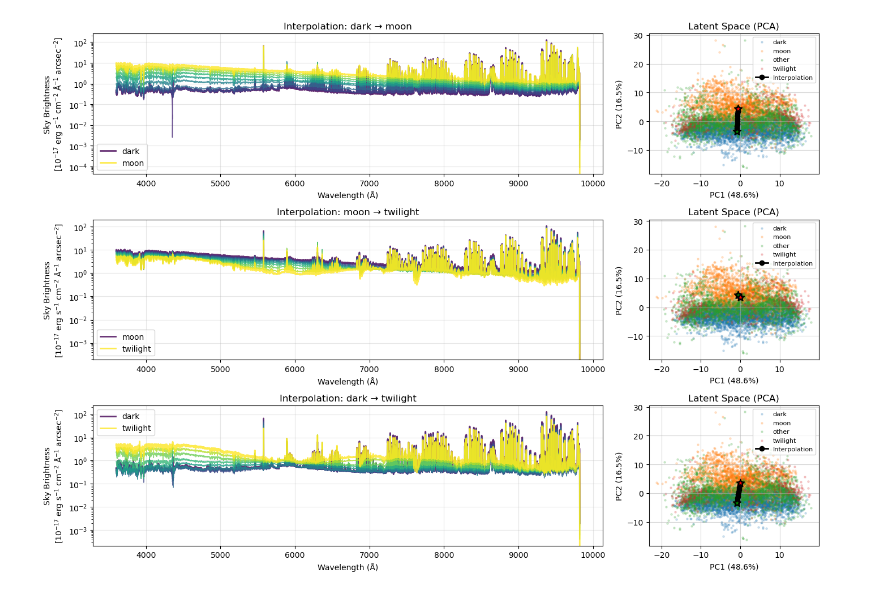
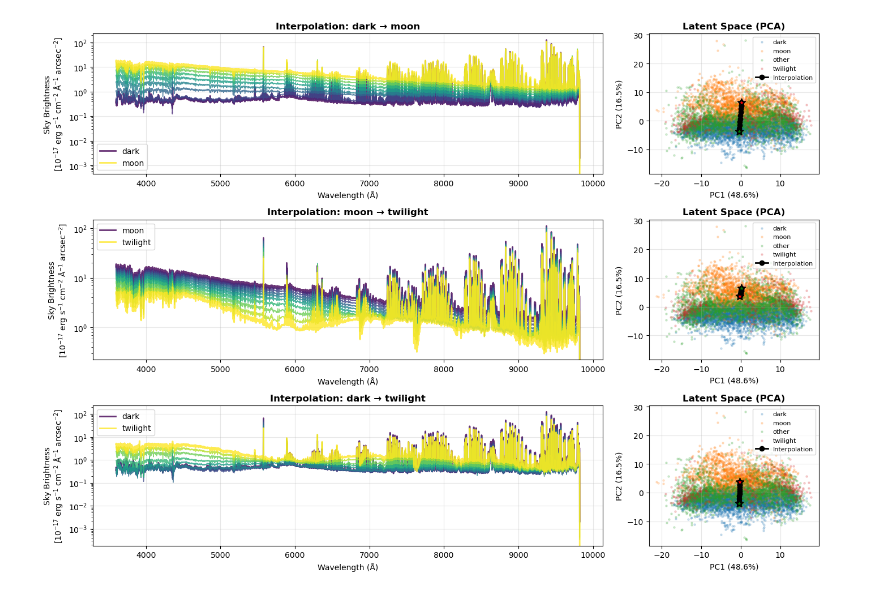
Before and after one commit to MatthewDowicz/desisky, a Jupyter notebook: examples/03_vae_analysis.ipynb, the cells around one changed output. Saved outputs shown, nothing was run; the diff lists cells and outputs as text; code cells hidden in the pictures.

```diff
--- a/examples/03_vae_analysis.ipynb
+++ b/examples/03_vae_analysis.ipynb
@@ -155,12 +28,0 @@ def load_vae(filename: str, project_name: str) -> "Any":
-# %%
-save_directory = os.path.join('/home/mdowicz/desisky/src/desisky/weights/')
-
-if not os.path.exists(save_directory):
-    os.makedirs(save_directory)
-
-full_path = os.path.join(save_directory, 'vae_weights.eqx')
-
-with open(full_path, "rb") as f:
-    hyperparams = json.loads(f.readline().decode())
-    model = make_VAE(**hyperparams)
-    vae = eqx.tree_deserialise_leaves(f, model)
@@ -170,0 +33,8 @@ wavelength, flux, metadata = vac.load()
+# %%
+# Load the pre-trained VAE model
+vae, meta = load_builtin("vae")
+
+print("✓ VAE model loaded successfully!")
+print(f"\nModel Architecture:")
+print(f"  Input channels: {meta['arch']['in_channels']}")
+print(f"  Latent dimension: {meta['arch']['latent_dim']}")
@@ -563,27 +410,7 @@ plt.show()
 # %%
-# ============================================================================
-# 4. Latent Space Interpolation
-# ============================================================================
-
-def plot_latent_interpolation(vae, latents, sky_conditions, wavelength,
-                              n_steps=7, figsize=(14, 10)):
-    """
-    Interpolate between different sky conditions in latent space and decode.
-
-    Parameters
-    ----------
-    vae : VAE model
-        The trained VAE
-    latents : array
-        Latent representations (N, latent_dim)
-    sky_conditions : array
-        Sky condition labels
-    wavelength : array
-        Wavelength array
-    n_steps : int
-        Number of interpolation steps
-    """
-    # Find representative examples of each condition (closest to mean)
+def plot_latent_interpolation(vae, latents, sky_conditions, wavelength, n_steps=7, figsize=(14, 10)):
+    """Interpolate between different sky conditions in latent space."""
+    # Find representative examples
     representatives = {}
     for condition in ['dark', 'moon', 'twilight']:
         if condition in sky_conditions:
@@ -591,21 +418,18 @@ def plot_latent_interpolation(vae, latents, sky_conditions, wavelength,
             if np.sum(mask) > 0:
                 cond_latents = latents[mask]
                 mean_latent = np.mean(cond_latents, axis=0)
-                # Find closest sample to mean
                 distances = np.sum((cond_latents - mean_latent)**2, axis=1)
                 closest_idx = np.argmin(distances)
                 representatives[condition] = cond_latents[closest_idx]
 
-    # Create interpolations
     interpolations = [
         ('dark', 'moon'),
         ('moon', 'twilight'),
         ('dark', 'twilight')
     ]
 
-    n_interp = len([interp for interp in interpolations if interp[0] in representatives and interp[1] in representatives])
-    fig, axes = plt.subplots(n_interp, 2, figsize=figsize,
-                            gridspec_kw={'width_ratios': [3, 1]})
+    n_interp = len([i for i in interpolations if i[0] in representatives and i[1] in representatives])
+    fig, axes = plt.subplots(n_interp, 2, figsize=figsize, gridspec_kw={'width_ratios': [3, 1]})
 
     if n_interp == 1:
         axes = axes.reshape(1, -1)
@@ -618,72 +442,59 @@ def plot_latent_interpolation(vae, latents, sky_conditions, wavelength,
         start_latent = representatives[start_cond]
         end_latent = representatives[end_cond]
 
-        # Create interpolation
         alphas = np.linspace(0, 1, n_steps)
         interpolated_latents = np.array([
             (1 - alpha) * start_latent + alpha * end_latent
             for alpha in alphas
         ])
 
-        # Decode interpolated latents
         decoded_spectra = jax.vmap(vae.decode)(interpolated_latents)
 
-        # Color scheme for interpolation
         cmap = plt.cm.viridis
 
-        # Panel 1: Decoded spectra
+        # Decoded spectra
         for i, (alpha, spectrum) in enumerate(zip(alphas, decoded_spectra)):
             color = cmap(alpha)
             label = f'{start_cond}' if i == 0 else (f'{end_cond}' if i == n_steps-1 else None)
             axes[plot_idx, 0].plot(wavelength, spectrum, color=color, alpha=0.8,
-                                  linewidth=2 if i in [0, n_steps-1] else 1,
-                                  label=label)
+                                  linewidth=2 if i in [0, n_steps-1] else 1, label=label)
 
         axes[plot_idx, 0].set_yscale('log')
         axes[plot_idx, 0].set_xlabel('Wavelength (Å)')
         axes[plot_idx, 0].set_ylabel('Sky Brightness\n[$10^{-17}$ erg s$^{-1}$ cm$^{-2}$ Å$^{-1}$ arcsec$^{-2}$]')
-        axes[plot_idx, 0].set_title(f'Interpolation: {start_cond} → {end_cond}')
+        axes[plot_idx, 0].set_title(f'Interpolation: {start_cond} → {end_cond}', fontweight='bold')
         axes[plot_idx, 0].legend()
         axes[plot_idx, 0].grid(alpha=0.3)
 
-        # Panel 2: Latent space trajectory
-        # Show first 3 principal components
-        from sklearn.decomposition import PCA
+        # Latent space PCA
         pca = PCA(n_components=min(3, latents.shape[1]))
         all_latents_pca = pca.fit_transform(latents)
         interp_pca = pca.transform(interpolated_latents)
 
-        # Plot all samples faintly
         for condition in np.unique(sky_conditions):
             mask = sky_conditions == condition
-            axes[plot_idx, 1].scatter(all_latents_pca[mask, 0],
-                                     all_latents_pca[mask, 1],
+            axes[plot_idx, 1].scatter(all_latents_pca[mask, 0], all_latents_pca[mask, 1],
                                      alpha=0.2, s=5, label=condition)
 
-        # Plot interpolation path
-        axes[plot_idx, 1].plot(interp_pca[:, 0], interp_pca[:, 1],
-                              'k-', linewidth=2, marker='o', markersize=6,
-                              label='Interpolation')
-        axes[plot_idx, 1].scatter(interp_pca[0, 0], interp_pca[0, 1],
-                                 c='green', s=100, marker='*',
-                                 edgecolors='black', linewidths=1.5, zorder=10)
-        axes[plot_idx, 1].scatter(interp_pca[-1, 0], interp_pca[-1, 1],
-                                 c='red', s=100, marker='*',
-                                 edgecolors='black', linewidths=1.5, zorder=10)
+        axes[plot_idx, 1].plot(interp_pca[:, 0], interp_pca[:, 1], 'k-', linewidth=2,
+                              marker='o', markersize=6, label='Interpolation')
+        axes[plot_idx, 1].scatter(interp_pca[0, 0], interp_pca[0, 1], c='green', s=100,
+                                 marker='*', edgecolors='black', linewidths=1.5, zorder=10)
+        axes[plot_idx, 1].scatter(interp_pca[-1, 0], interp_pca[-1, 1], c='red', s=100,
+                                 marker='*', edgecolors='black', linewidths=1.5, zorder=10)
 
         axes[plot_idx, 1].set_xlabel(f'PC1 ({pca.explained_variance_ratio_[0]*100:.1f}%)')
         axes[plot_idx, 1].set_ylabel(f'PC2 ({pca.explained_variance_ratio_[1]*100:.1f}%)')
-        axes[plot_idx, 1].set_title('Latent Space (PCA)')
+        axes[plot_idx, 1].set_title('Latent Space (PCA)', fontweight='bold')
         axes[plot_idx, 1].legend(fontsize=8)
-        axes[plot_idx, 1].grid(alpha=0.5)
+        axes[plot_idx, 1].grid(alpha=0.3)
 
         plot_idx += 1
 
     plt.tight_layout()
     return fig
 
-# Generate the plot
 fig = plot_latent_interpolation(vae, latents, sky_conditions, wavelength, n_steps=10)
 plt.show()
 # %% [output]
-[figure, old version]
+[figure, new version]
```
Also changed, not shown: parts of 25 cells of this notebook, 1 other file.
